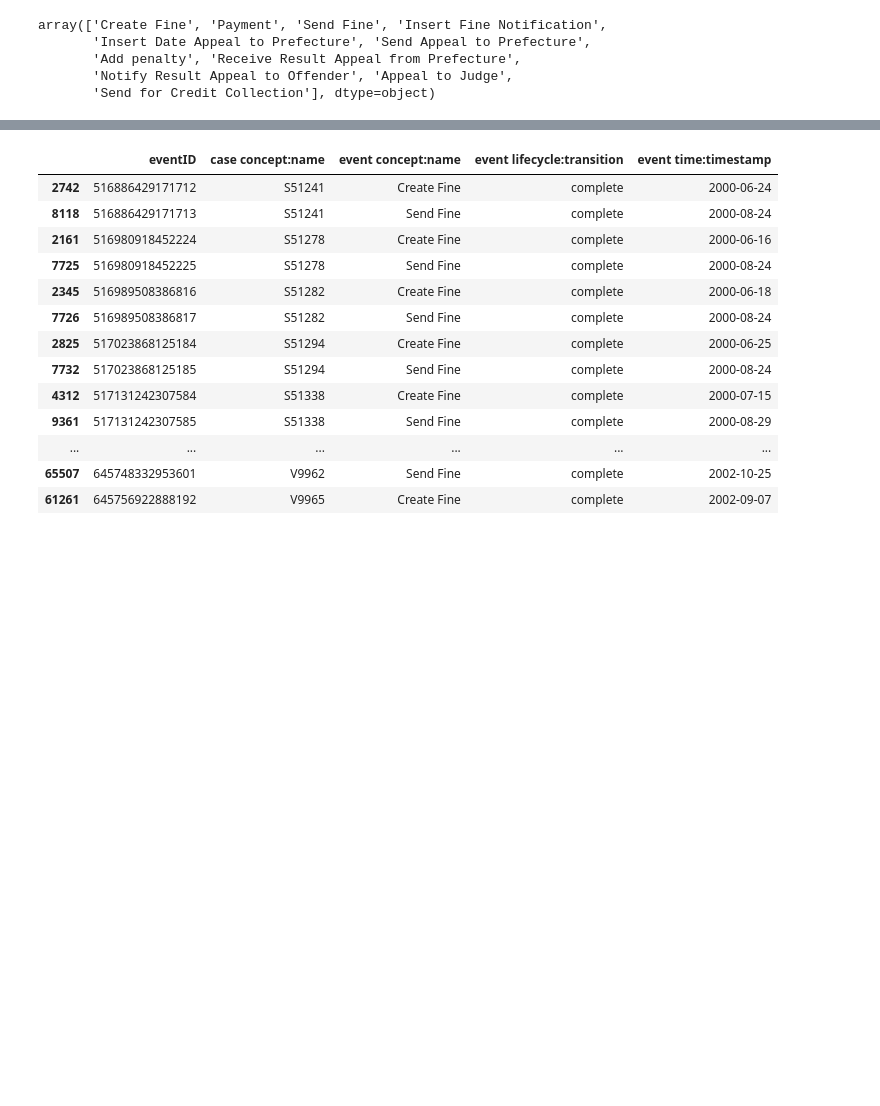
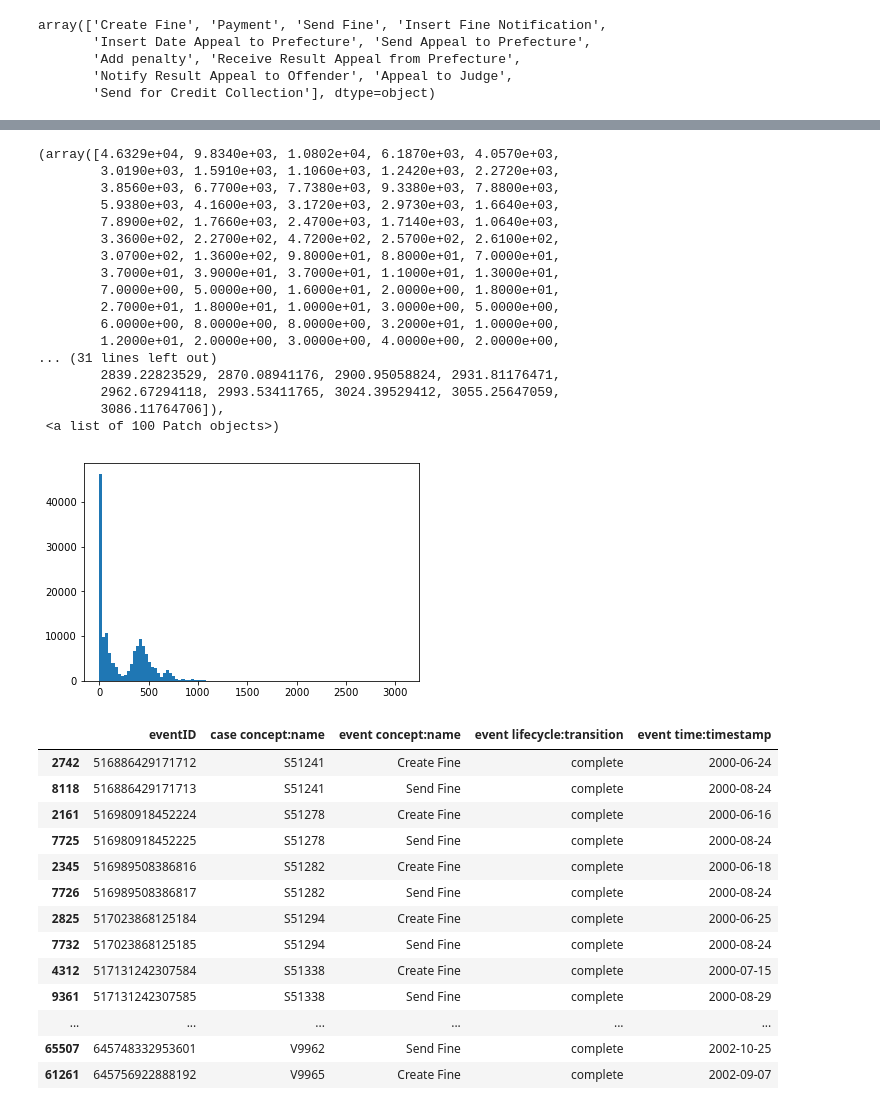
Before and after one commit to dbl-process-mining-group-7/Time-Cycle-Prediction-Tool, a Jupyter notebook: Process Mining test code.ipynb, the cells around one changed output, grey strips where cells are left out. Drawn from its saved outputs; the diff is of its cells as text; code cells hidden in the pictures; blank space fills up the shorter version.

```diff
--- a/Process Mining test code.ipynb
+++ b/Process Mining test code.ipynb
@@ -101,3 +92,24 @@ df
+# %%
+plt.hist(times['time-to-end'].apply(to_seconds)/3600/34, bins=100)
+# %% [output]
+(array([4.6329e+04, 9.8340e+03, 1.0802e+04, 6.1870e+03, 4.0570e+03,
+        3.0190e+03, 1.5910e+03, 1.1060e+03, 1.2420e+03, 2.2720e+03,
+        3.8560e+03, 6.7700e+03, 7.7380e+03, 9.3380e+03, 7.8800e+03,
+        5.9380e+03, 4.1600e+03, 3.1720e+03, 2.9730e+03, 1.6640e+03,
+        7.8900e+02, 1.7660e+03, 2.4700e+03, 1.7140e+03, 1.0640e+03,
+        3.3600e+02, 2.2700e+02, 4.7200e+02, 2.5700e+02, 2.6100e+02,
+        3.0700e+02, 1.3600e+02, 9.8000e+01, 8.8000e+01, 7.0000e+01,
+        3.7000e+01, 3.9000e+01, 3.7000e+01, 1.1000e+01, 1.3000e+01,
+        7.0000e+00, 5.0000e+00, 1.6000e+01, 2.0000e+00, 1.8000e+01,
+        2.7000e+01, 1.8000e+01, 1.0000e+01, 3.0000e+00, 5.0000e+00,
+        6.0000e+00, 8.0000e+00, 8.0000e+00, 3.2000e+01, 1.0000e+00,
+        1.2000e+01, 2.0000e+00, 3.0000e+00, 4.0000e+00, 2.0000e+00,
+... (31 lines left out)
+        2839.22823529, 2870.08941176, 2900.95058824, 2931.81176471,
+        2962.67294118, 2993.53411765, 3024.39529412, 3055.25647059,
+        3086.11764706]),
+ <a list of 100 Patch objects>)
+[figure, added]
 # %%
 # Filter out the cases that seem to have no sensible end.
 
```
Also changed, not shown: parts of 8 cells of this notebook.
